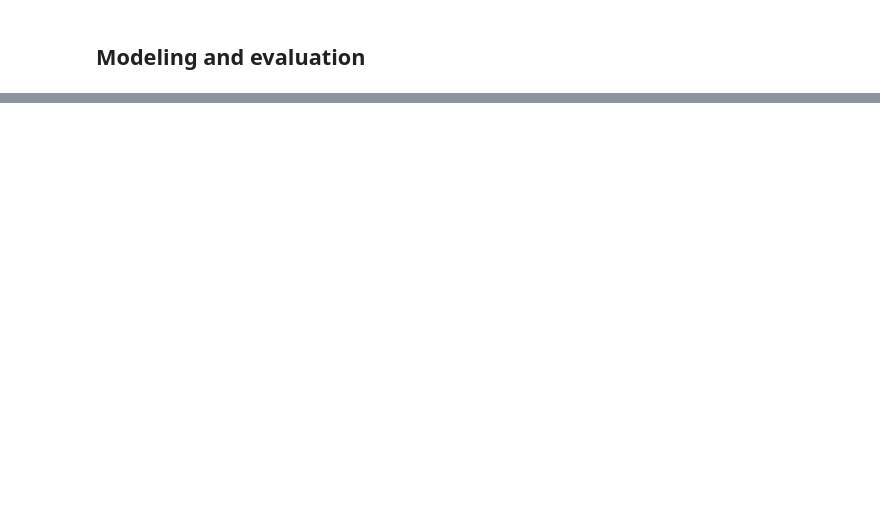
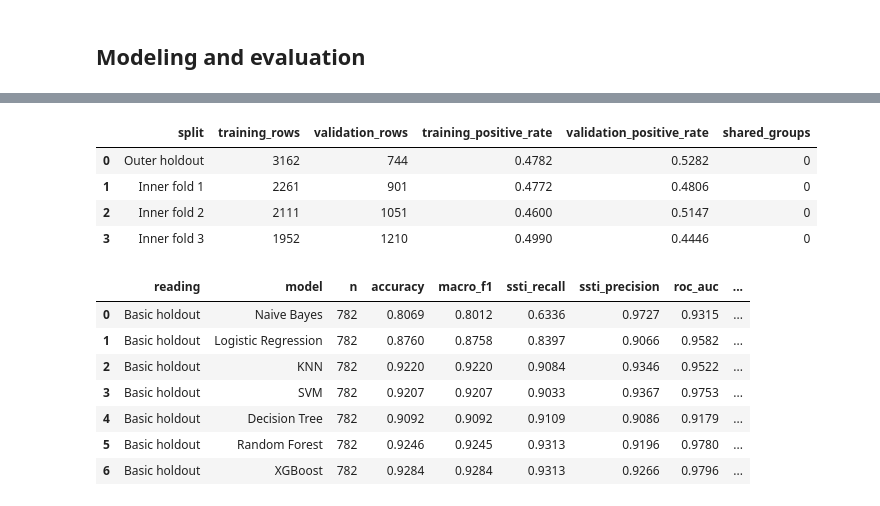
Before and after one commit to omarwhadidi/SSTI-detection-using-ML, a Jupyter notebook: model_evaluation/Model_evaluation.ipynb, the cells around one changed output, grey strips where cells are left out. Cells and saved outputs as stored; diff of their text form; code cells hidden in the pictures; blank space fills up the shorter version.

Commit message:
Single feature-version switch in evaluation notebook; save v1 and v2 notebook readings

```diff
--- a/model_evaluation/Model_evaluation.ipynb
+++ b/model_evaluation/Model_evaluation.ipynb
@@ -102,8 +102,6 @@ x_test["payload_length"]  = scaler.transform(x_test[["payload_length"]])
 # STEP 2 — TRAINING FUNCTIONS (one per model, training ONLY)
 # ======================================================================
 # Each function does exactly one thing: return a fitted model.
-# No evaluation, no plotting — that separation is what makes the
-# comparison fair (every model is judged by the same evaluate_model).
 
 # --- Simple baselines: no tuning needed ------------------------------
 
@@ -128,7 +126,7 @@ def train_logistic_regression(X_train, y_train):
     return model
 
 
-# --- Light tuning -----------------------------------------------------
+# ------------------------------------- Light tuning -------------------------------------
 
 def train_decision_tree(X_train, y_train):
     # The params dict is the experiment: these are the knobs being searched.
@@ -152,10 +150,9 @@ def train_decision_tree(X_train, y_train):
     return search.best_estimator_
 
 
-# --- Slow models ------------------------------------------------------
-# NOTE: on very large datasets (CICIDS2017 full), tune these on a
-# stratified subsample first, then refit the best params on all data.
-# On the SSTI dataset (~hundreds of rows) they run fine as-is.
+# ------------------------------------- Slow models -----------------------------------------------
+# NOTE: on very large datasets (CICIDS2017 full), tune these on a stratified subsample first,
+# then refit the best params on all data On the SSTI dataset (~hundreds of rows) they run fine as-is.
 
 def train_svm(X_train, y_train):
     params = {
@@ -221,18 +218,16 @@ def train_xgboost(X_train, y_train):
         "colsample_bytree": [0.8, 1.0],     # feature sampling per tree
     }
 
-    # Pick the eval metric from the data itself, so the same function is correct for the binary SSTI problem ("logloss") and the multiclass
-    # CICIDS2017 problem ("mlogloss") with no manual switching. Note: since we don't pass an eval_set, this metric doesn't drive
-    # training — hyperparameters are chosen by scoring="f1_macro" below. It's set explicitly anyway so the configuration is self-documenting and defensible in the paper.
+
     n_classes = len(np.unique(y_train))
-    metric = "logloss" if n_classes == 2 else "mlogloss"
+    metric = "logloss" if n_classes == 2 else "mlogloss" # here we choose ("logloss") for the binary problem and("mlogloss") for the multiclass problem
 
     search = RandomizedSearchCV(
         # tree_method="hist" = fast histogram algorithm, matters at
         # CICIDS2017 scale.
         XGBClassifier(tree_method="hist", eval_metric=metric,
                       n_jobs=-1, random_state=RANDOM_STATE),
-        params, n_iter=12, scoring="f1_macro", cv=cv,
+        params, n_iter=12, scoring="f1_macro", cv=cv,             # training — hyperparameters are chosen by scoring="f1_macro" below.
         n_jobs=-1, random_state=RANDOM_STATE
     )
     search.fit(X_train, y_train)
@@ -249,16 +244,13 @@ def evaluate_model(name, model, X_test, y_test, class_names=None):
     Evaluate one fitted model and return its metrics as a dict.
 
     Handles binary AND multiclass automatically:
-      - Binary (SSTI): roc_auc_score wants ONLY the positive-class
-        probability, i.e. y_prob[:, 1].
-      - Multiclass (CICIDS2017): it wants the full probability matrix
-        plus multi_class='ovr'.
+      - Binary: roc_auc_score wants ONLY the positive-class probability, i.e. y_prob[:, 1].
+      - Multiclass : it wants the full probability matrix plus multi_class='ovr'.
     Getting this wrong is a silent bug — sklearn raises an error in one
     direction but in the other it can compute a misleading number.
 
     Returns the metrics (instead of only printing) so a comparison table
-    can be built across models — that table becomes the results section
-    of the paper.
+    can be built across models — that table becomes the results section of the paper.
     """
     y_pred = model.predict(X_test)
     y_prob = model.predict_proba(X_test)
@@ -525,45 +457,63 @@ import hashlib, json, platform, time, warnings
 import sklearn, xgboost
 
 group_root = next(p for p in (Path.cwd(), *Path.cwd().parents) if (p/'Dataset/train/combined/train_features.csv').exists())
-group_train_path = group_root/'Dataset/train/combined/train_features.csv'
-group_external_path = group_root/'Dataset/test_set/features/test_features.csv'
+# Same feature version as cell 4 (FEATURES_FILE), so every section of the notebook
+# compares the same features.
+group_train_path = group_root/'Dataset/train/combined'/FEATURES_FILE
+group_external_path = group_root/'Dataset/test_set/features'/FEATURES_FILE.replace('train_','test_')
 group_data = pd.read_csv(group_train_path, keep_default_na=False)
 group_external = pd.read_csv(group_external_path, keep_default_na=False)
 group_features = [c for c in group_data if c not in ('payload','base_id','label')]
-assert len(group_features) == 17
+assert group_features == list(X.columns)   # same features, same order as the random-split section
 assert group_features == [c for c in group_external if c not in ('payload','base_id','label')]
 group_X, group_y = group_data[group_features], group_data.label.astype(int)
 group_ids = group_data.base_id.astype(str)
 group_external_X, group_external_y = group_external[group_features], group_external.label.astype(int)
 assert np.isfinite(group_X.to_numpy()).all() and np.isfinite(group_external_X.to_numpy()).all()
 assert set(group_y) == set(group_external_y) == {0,1}
 assert group_ids.str.len().gt(0).all()
-assert (Path('train_features.csv').read_bytes() == group_train_path.read_bytes())
-group_binary = ['has_dunder_chain','has_exec_tokens','has_java_reflection','has_flask_objects','has_arithmetic_operation','has_string_operation']
+assert (Path(FEATURES_FILE).read_bytes() == group_train_path.read_bytes())
+# 0/1 flag columns, left unscaled: has_* in v1, plus v2_has_arithmetic_probe in v2.
+group_binary = [c for c in group_features if c.startswith(('has_','v2_has_'))]
+assert len(group_binary) == 6
 group_seed = 42
 group_outer_candidates = list(StratifiedGroupKFold(5, shuffle=True, random_state=group_seed).split(group_X,group_y,group_ids))
 group_outer_choice = min(range(5), key=lambda i: (abs(len(group_outer_candidates[i][1])/len(group_data)-0.2)/0.2 + abs(group_y.iloc[group_outer_candidates[i][1]].mean()-group_y.mean()), i))
 group_fit_rows, group_holdout_rows = group_outer_candidates[group_outer_choice]
 group_inner = list(StratifiedGroupKFold(3,shuffle=True,random_state=group_seed).split(group_X.iloc[group_fit_rows],group_y.iloc[group_fit_rows],group_ids.iloc[group_fit_rows]))
 group_split_table = []
 for name,a,b in [('Outer holdout',group_fit_rows,group_holdout_rows)] + [(f'Inner fold {i+1}',group_fit_rows[a],group_fit_rows[b]) for i,(a,b) in enumerate(group_inner)]:
     shared = len(set(group_ids.iloc[a]) & set(group_ids.iloc[b]))
     assert shared == 0
     assert set(group_y.iloc[a]) == set(group_y.iloc[b]) == {0,1}
     group_split_table.append({'split':name,'training_rows':len(a),'validation_rows':len(b),'training_positive_rate':group_y.iloc[a].mean(),'validation_positive_rate':group_y.iloc[b].mean(),'shared_groups':shared})
 display(pd.DataFrame(group_split_table).round(4))
 group_trainers = {'Naive Bayes':train_naive_bayes,'Logistic Regression':train_logistic_regression,'Decision Tree':train_decision_tree,'Random Forest':train_random_forest,'XGBoost':train_xgboost,'KNN':train_knn,'SVM':train_svm}
 group_search_class = RandomizedSearchCV
 group_models, group_candidates, group_results, group_warnings = {}, [], [], []
 group_manifest = {'started_utc':datetime.now(timezone.utc).isoformat(),'seed':group_seed,'train_sha256':hashlib.sha256(group_train_path.read_bytes()).hexdigest(),'external_sha256':hashlib.sha256(group_external_path.read_bytes()).hexdigest(),'outer_fold':group_outer_choice,'outer_choice_rule':'minimum relative size error plus absolute positive-rate error; no model scores','preprocessing_candidates':['length_only','numeric'],'selection_score':'inner grouped CV macro-F1','original_functions_modified':False,'versions':{'python':platform.python_version(),'sklearn':sklearn.__version__,'xgboost':xgboost.__version__},'fit_rows':group_fit_rows.tolist(),'holdout_rows':group_holdout_rows.tolist(),'inner_validation_positions':[b.tolist() for a,b in group_inner]}
 
 def group_metrics(reading, name, model, features, labels):
     pred = model.predict(features)
     tn,fp,fn,tp = confusion_matrix(labels,pred,labels=[0,1]).ravel()
     return {'reading':reading,'model':name,'n':len(labels),'accuracy':accuracy_score(labels,pred),'macro_f1':f1_score(labels,pred,average='macro'),'ssti_recall':recall_score(labels,pred,zero_division=0),'ssti_precision':precision_score(labels,pred,zero_division=0),'roc_auc':roc_auc_score(labels,model.predict_proba(features)[:,1]),'false_positive_rate':fp/(fp+tn),'tn':int(tn),'fp':int(fp),'fn':int(fn),'tp':int(tp)}
 
 baseline_reading = pd.DataFrame([group_metrics('Basic holdout',name,model,x_test,y_test) for name,model in models.items()])
 display(baseline_reading.round(4))
+# %% [output]
+|  | split | training_rows | validation_rows | training_positive_rate | validation_positive_rate | shared_groups |
+| 0 | Outer holdout | 3162 | 744 | 0.4782 | 0.5282 | 0 |
+| 1 | Inner fold 1 | 2261 | 901 | 0.4772 | 0.4806 | 0 |
+| 2 | Inner fold 2 | 2111 | 1051 | 0.4600 | 0.5147 | 0 |
+| 3 | Inner fold 3 | 1952 | 1210 | 0.4990 | 0.4446 | 0 |
+|  | reading | model | n | accuracy | macro_f1 | ssti_recall | ssti_precision | roc_auc | ... |
+| 0 | Basic holdout | Naive Bayes | 782 | 0.8069 | 0.8012 | 0.6336 | 0.9727 | 0.9315 | ... |
+| 1 | Basic holdout | Logistic Regression | 782 | 0.8760 | 0.8758 | 0.8397 | 0.9066 | 0.9582 | ... |
+| 2 | Basic holdout | KNN | 782 | 0.9220 | 0.9220 | 0.9084 | 0.9346 | 0.9522 | ... |
+| 3 | Basic holdout | SVM | 782 | 0.9207 | 0.9207 | 0.9033 | 0.9367 | 0.9753 | ... |
+| 4 | Basic holdout | Decision Tree | 782 | 0.9092 | 0.9092 | 0.9109 | 0.9086 | 0.9179 | ... |
+| 5 | Basic holdout | Random Forest | 782 | 0.9246 | 0.9245 | 0.9313 | 0.9196 | 0.9780 | ... |
+| 6 | Basic holdout | XGBoost | 782 | 0.9284 | 0.9284 | 0.9313 | 0.9266 | 0.9796 | ... |
 # %%
 def group_preprocessor(mode):
     columns = ['payload_length'] if mode == 'length_only' else [c for c in group_features if c not in group_binary]
```
Also changed, not shown: parts of 17 cells of this notebook, 5 other files.
